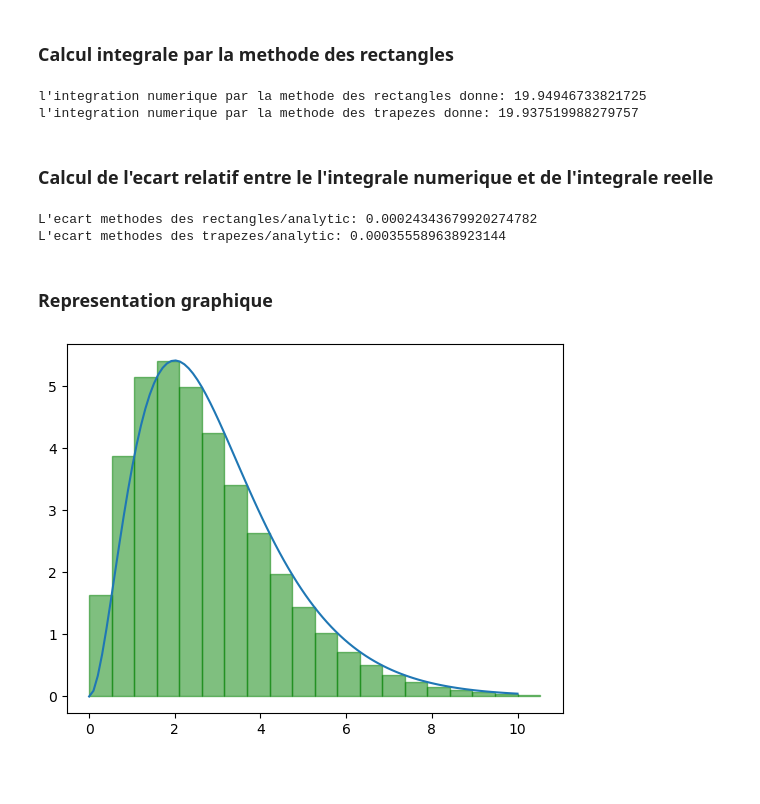
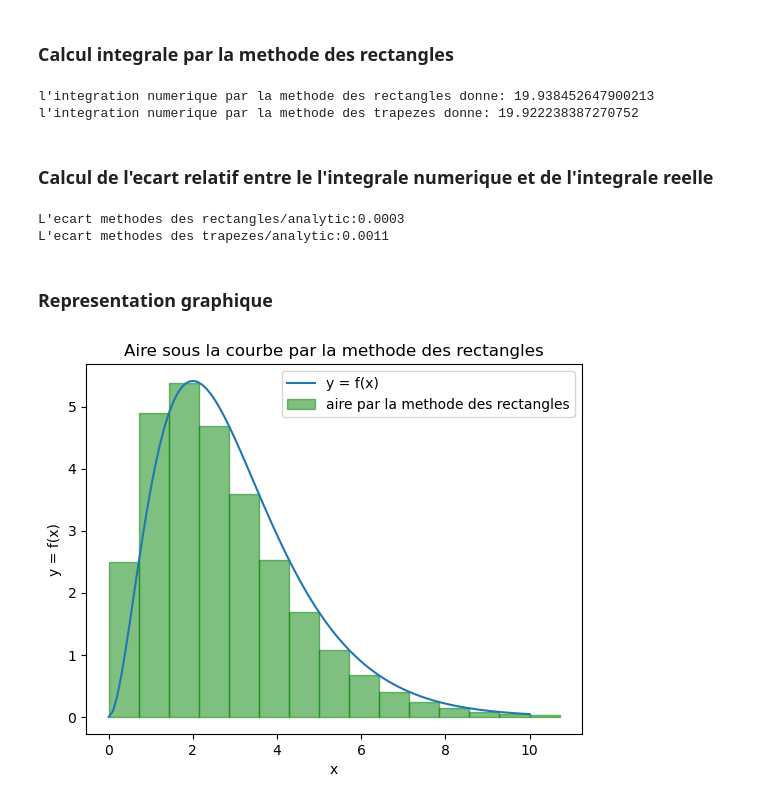
Before and after one commit to roguelogan/Other_projects, a Jupyter notebook: TP1_partie1_NOM_Prenom.ipynb, the cells around one changed output. Saved outputs shown, nothing was run; the diff lists cells and outputs as text; code cells hidden in the pictures; blank space fills up the shorter version.

Commit message:
second numerical integration

```diff
--- a/TP1_partie1_NOM_Prenom.ipynb
+++ b/TP1_partie1_NOM_Prenom.ipynb
@@ -60,7 +60,7 @@ def trapeze(a, b, n):
 # %% [markdown]
 **Fonction pour effectuer la representation graphique**
 # %%
-def Plotting(f,a,b,x_set,y_set,couleur):
+def Plotting(f,a,b,x_set,y_set,couleur,titre,methode):
     # creer la figure et l'axe
     fig,ax = plt.subplots()
     # creation des points qui vont nous servir a tracer la courbe
@@ -69,35 +69,43 @@ def Plotting(f,a,b,x_set,y_set,couleur):
     # Tracee de la courbe de la fonction
     ax.plot(x,y,label = 'y = f(x)')
     # Tracee des rectangles
-    for i in range(len(x_set)):
+    ax.fill(x_set[0],y_set[0],color= couleur,alpha = 0.5,label = 'aire par la methode des '+methode)
+    for i in range(1,len(x_set)):
         ax.fill(x_set[i],y_set[i],color= couleur,alpha = 0.5)
+
+    # Annotation des axes du graphique
+    ax.set_xlabel('x')
+    ax.set_ylabel('y = f(x)')
+    # Ajout de titre a chaque figure
+    ax.set_title(titre)
+    plt.legend()
     #affichage de la courbe
     plt.show()
 # %% [markdown]
 ### Calcul integrale par  la methode des rectangles
 # %%
-int_rect,x,y = rectangle(0,10,20)
-int_trap,u,v = trapeze(0,10,20)
+int_rect,x,y = rectangle(0,10,15)
+int_trap,u,v = trapeze(0,10,15)
 print("l'integration numerique par la methode des rectangles donne: "+str(int_rect))
 print("l'integration numerique par la methode des trapezes donne: "+str(int_trap))
 # %% [output]
-l'integration numerique par la methode des rectangles donne: 19.94946733821725
-l'integration numerique par la methode des trapezes donne: 19.937519988279757
+l'integration numerique par la methode des rectangles donne: 19.938452647900213
+l'integration numerique par la methode des trapezes donne: 19.922238387270752
 # %% [markdown]
 ### Calcul de l'ecart relatif entre le l'integrale numerique et de l'integrale reelle
 # %%
 int_analytic = F(10)-F(0)
 Err_rect = abs(int_analytic-int_rect)/int_analytic
 Err_trap = abs(int_analytic-int_trap)/int_analytic
-print("L'ecart methodes des rectangles/analytic: "+str(Err_rect))
-print("L'ecart methodes des trapezes/analytic: "+str(Err_trap))
+print(f"L'ecart methodes des rectangles/analytic:{Err_rect:4.4f}")
+print(f"L'ecart methodes des trapezes/analytic:{Err_trap:4.4f}")
 # %% [output]
-L'ecart methodes des rectangles/analytic: 0.00024343679920274782
-L'ecart methodes des trapezes/analytic: 0.000355589638923144
+L'ecart methodes des rectangles/analytic:0.0003
+L'ecart methodes des trapezes/analytic:0.0011
 # %% [markdown]
 ### Representation graphique
 # %%
-Plotting(f,0,10,x,y,'green')
+Plotting(f,0,10,x,y,'green','Aire sous la courbe par la methode des rectangles','rectangles')
 # %% [output]
-[figure, old version]
+[figure, new version]
 # %%
```
Also changed, not shown: parts of 2 cells of this notebook, 1 other file.
